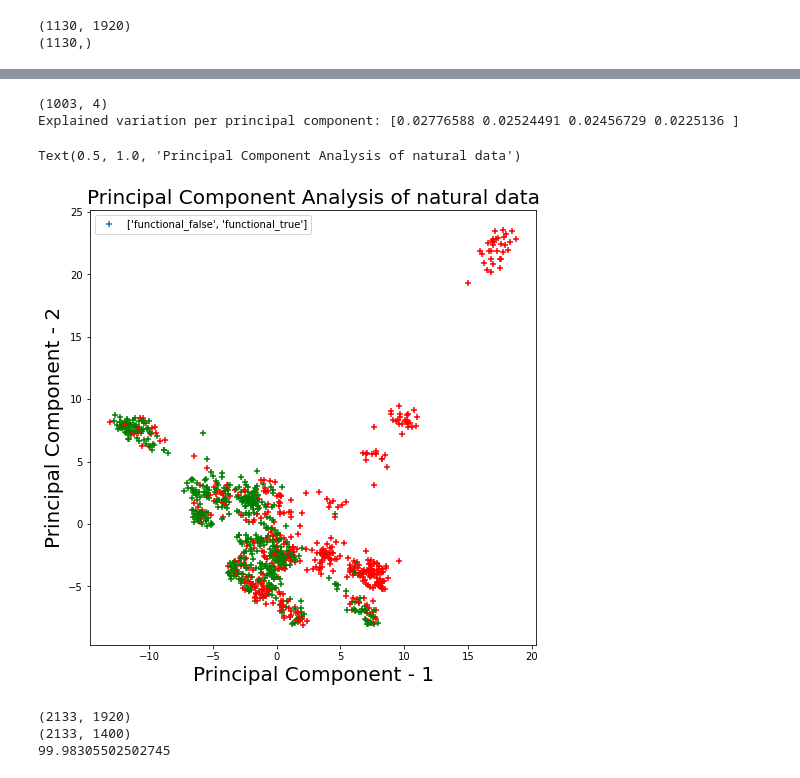
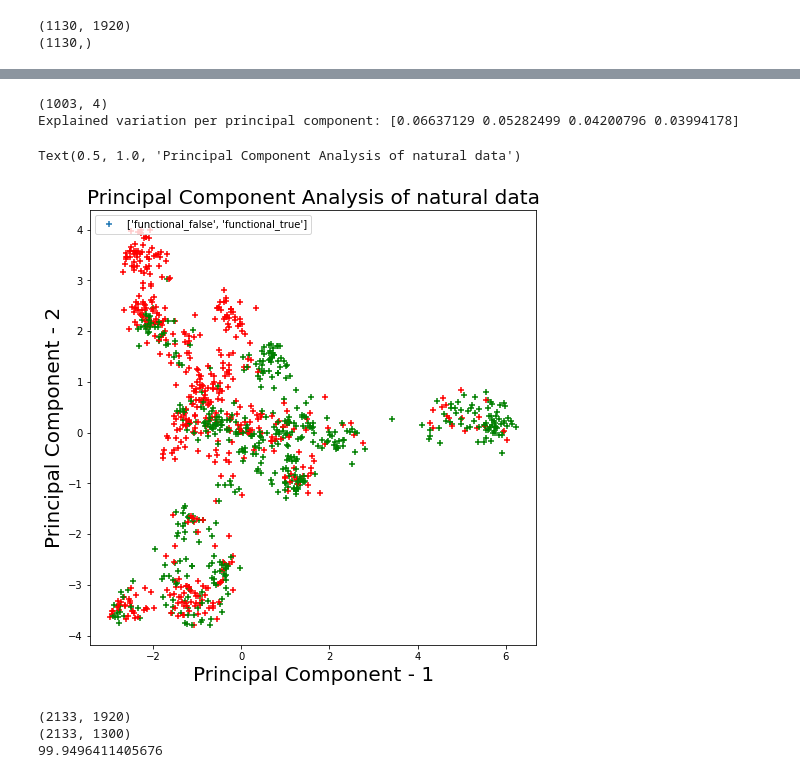
Before and after one commit to PHouzel/PCS_ML_2021, a Jupyter notebook: main.ipynb, the cells around one changed output, grey strips where cells are left out. Cells and saved outputs as stored; diff of their text form; code cells hidden in the pictures.

```diff
--- a/main.ipynb
+++ b/main.ipynb
@@ -196,33 +196,33 @@ for i in range(len(data_dict)):
     if data_dict.get("sequence_"+str(i+1))[1] == "functional_true":
         labels[i]=1
     else:
         labels[i]=0
 
 encoded_natural = encoded_data
 labels_natural = labels
 
 # Standardizing the features
-encoded_data = StandardScaler().fit_transform(encoded_data)
+#encoded_data = StandardScaler().fit_transform(encoded_data)
 
 pca = PCA(n_components=4)
 principalComponents = pca.fit_transform(encoded_data)
 print(np.shape(principalComponents))
 
 print('Explained variation per principal component: {}'.format(pca.explained_variance_ratio_))
 
 #red => 0 => functional_false; green => 1 => functional_true
 colors = ['red','green']
 groups = ['functional_false', 'functional_true']
 
 fig = plt.figure(figsize=(8,8))
 plt.scatter(principalComponents[:,0], principalComponents[:,1], c=labels, marker = '+', label=groups,
             cmap=matplotlib.colors.ListedColormap(colors))
 plt.xlabel('Principal Component - 1',fontsize=20)
 plt.ylabel('Principal Component - 2',fontsize=20)
 plt.legend(loc=2)
 plt.title("Principal Component Analysis of natural data",fontsize=20)
 # %% [output]
 (1003, 4)
-Explained variation per principal component: [0.02776588 0.02524491 0.02456729 0.0225136 ]
+Explained variation per principal component: [0.06637129 0.05282499 0.04200796 0.03994178]
 Text(0.5, 1.0, 'Principal Component Analysis of natural data')
-[figure, old version]
+[figure, new version]
@@ -229,4 +231,5 @@ Text(0.5, 1.0, 'Principal Component Analysis of natural data')
 # %%
+#Exercice 4:
 #Supervised learning: use a NN
 #To get better results, we are going to use all labeled data, artificial and natural
 
@@ -235,16 +238,17 @@ output_data = np.concatenate((labels_natural, labels_artificial))
 print(np.shape(initial_data))
 
 
-input_data = StandardScaler().fit_transform(initial_data)
+#input_data = StandardScaler().fit_transform(initial_data)
 #Want PCA with n_components such that at least 99% of the variance is kept (WIP)
-pca = PCA(n_components=1400)
+pca_dim = 1300
+pca = PCA(n_components=pca_dim)
 input_data = pca.fit_transform(initial_data)
 print(np.shape(input_data))
 print(np.sum(pca.explained_variance_ratio_)*100)
 # %% [output]
 (2133, 1920)
-(2133, 1400)
-99.98305502502745
+(2133, 1300)
+99.9496411405676
 # %%
 #Supervised learning: NN
 from keras import losses, optimizers, metrics, callbacks
```
Also changed, not shown: parts of 8 cells of this notebook.
